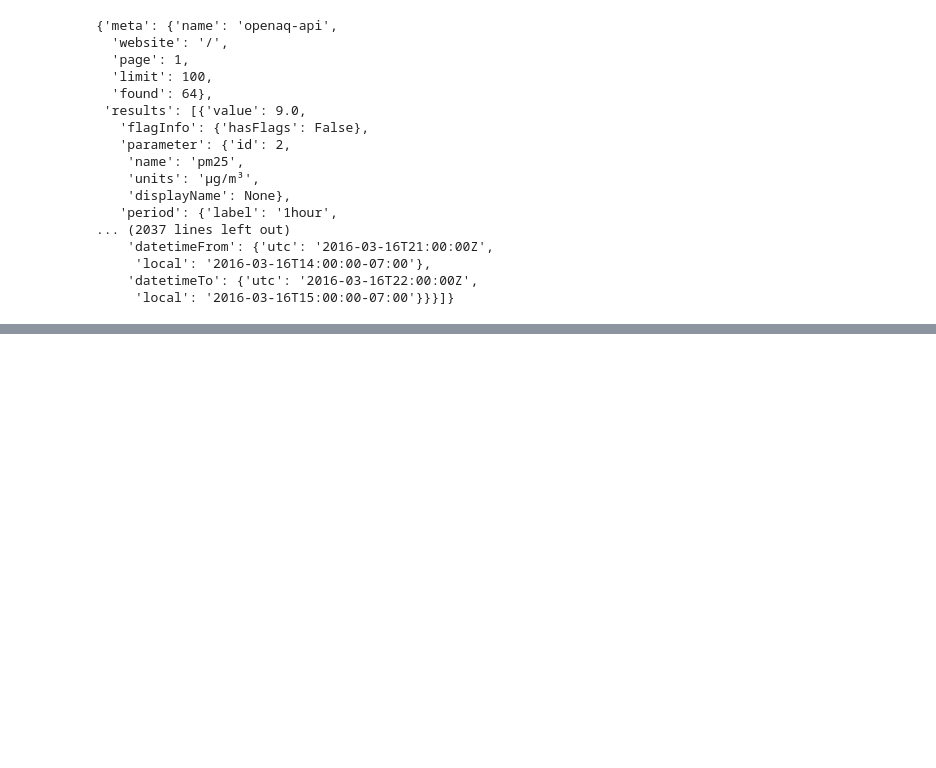
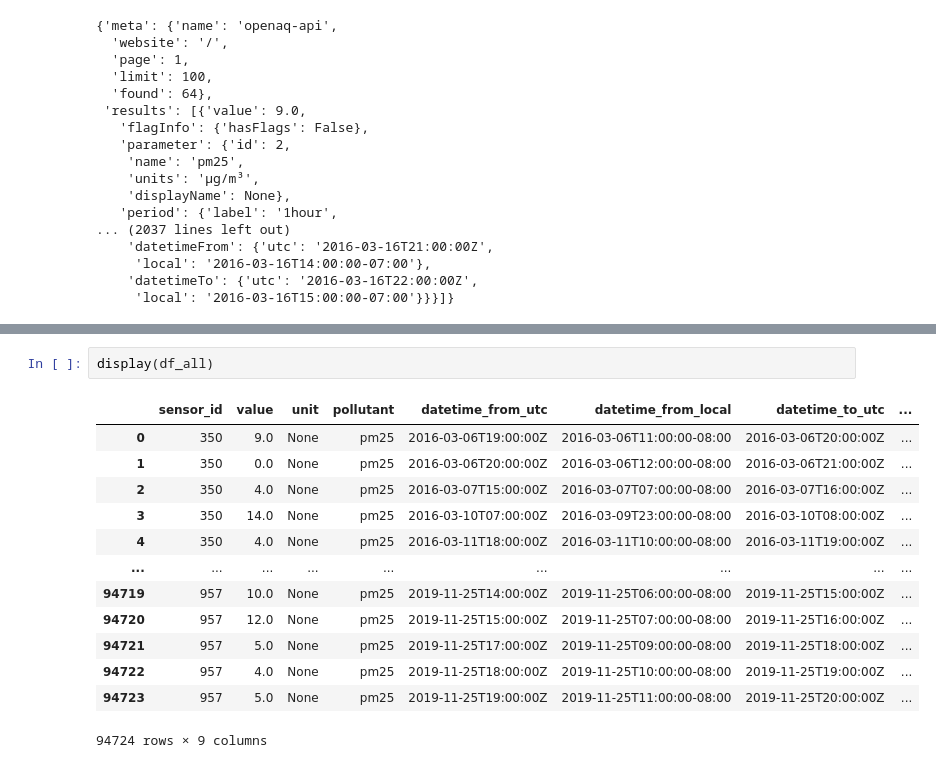
Before and after one commit to CameronWehrfritz/openaq-data-pipeline, a Jupyter notebook: notebooks/00_scratchpad.ipynb, the cells around one changed output, grey strips where cells are left out. Cells and saved outputs as stored; diff of their text form; blank space fills up the shorter version.

```diff
--- a/notebooks/00_scratchpad.ipynb
+++ b/notebooks/00_scratchpad.ipynb
@@ -320,0 +666,16 @@ display(hourly_data)
+# %%
+display(df_all)
+# %% [output]
+|  | sensor_id | value | unit | pollutant | datetime_from_utc | datetime_from_local | datetime_to_utc | ... |
+| 0 | 350 | 9.0 | None | pm25 | 2016-03-06T19:00:00Z | 2016-03-06T11:00:00-08:00 | 2016-03-06T20:00:00Z | ... |
+| 1 | 350 | 0.0 | None | pm25 | 2016-03-06T20:00:00Z | 2016-03-06T12:00:00-08:00 | 2016-03-06T21:00:00Z | ... |
+| 2 | 350 | 4.0 | None | pm25 | 2016-03-07T15:00:00Z | 2016-03-07T07:00:00-08:00 | 2016-03-07T16:00:00Z | ... |
+| 3 | 350 | 14.0 | None | pm25 | 2016-03-10T07:00:00Z | 2016-03-09T23:00:00-08:00 | 2016-03-10T08:00:00Z | ... |
+| 4 | 350 | 4.0 | None | pm25 | 2016-03-11T18:00:00Z | 2016-03-11T10:00:00-08:00 | 2016-03-11T19:00:00Z | ... |
+| ... | ... | ... | ... | ... | ... | ... | ... | ... |
+| 94719 | 957 | 10.0 | None | pm25 | 2019-11-25T14:00:00Z | 2019-11-25T06:00:00-08:00 | 2019-11-25T15:00:00Z | ... |
+| 94720 | 957 | 12.0 | None | pm25 | 2019-11-25T15:00:00Z | 2019-11-25T07:00:00-08:00 | 2019-11-25T16:00:00Z | ... |
+| 94721 | 957 | 5.0 | None | pm25 | 2019-11-25T17:00:00Z | 2019-11-25T09:00:00-08:00 | 2019-11-25T18:00:00Z | ... |
+| 94722 | 957 | 4.0 | None | pm25 | 2019-11-25T18:00:00Z | 2019-11-25T10:00:00-08:00 | 2019-11-25T19:00:00Z | ... |
+| 94723 | 957 | 5.0 | None | pm25 | 2019-11-25T19:00:00Z | 2019-11-25T11:00:00-08:00 | 2019-11-25T20:00:00Z | ... |
+94724 rows × 9 columns
```
Also changed, not shown: parts of 12 cells of this notebook, 4 other files.
